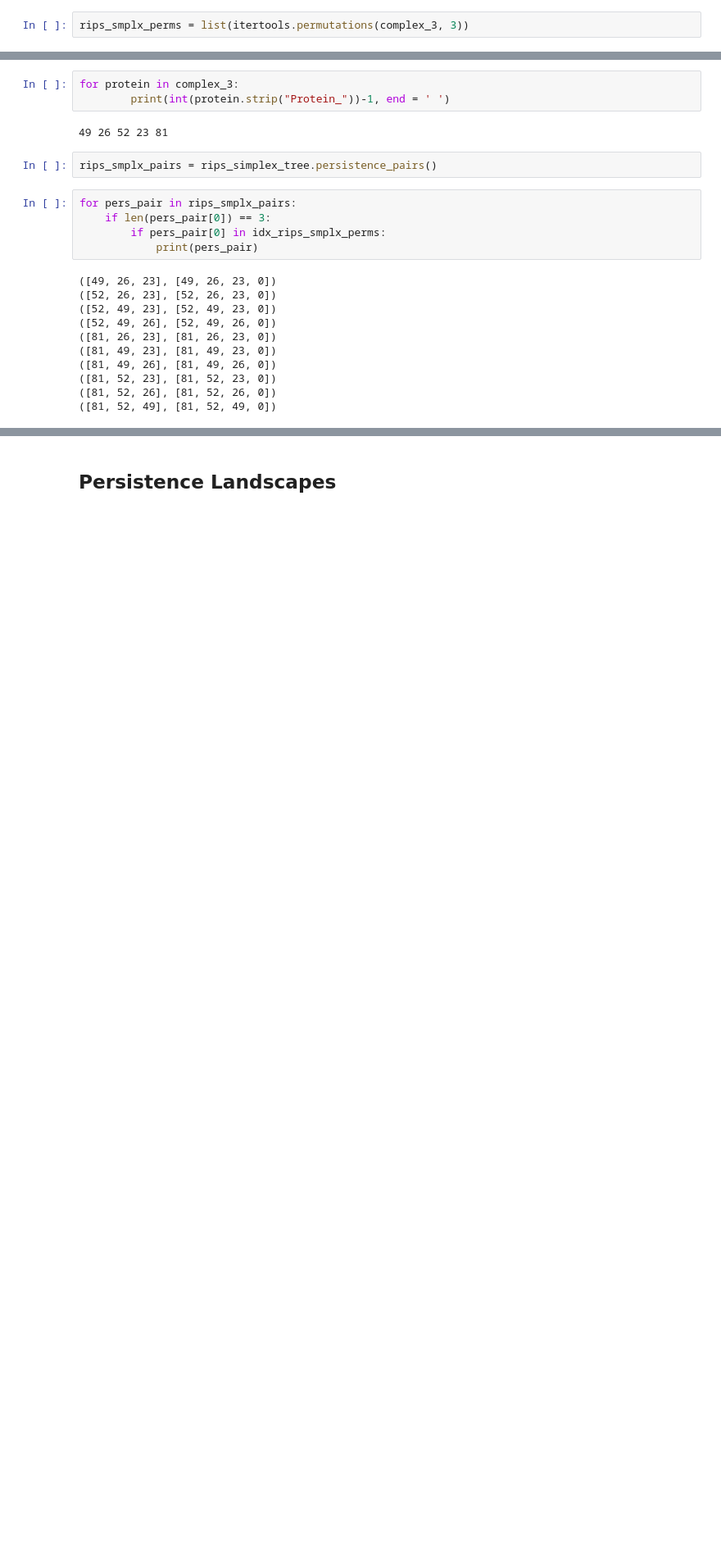
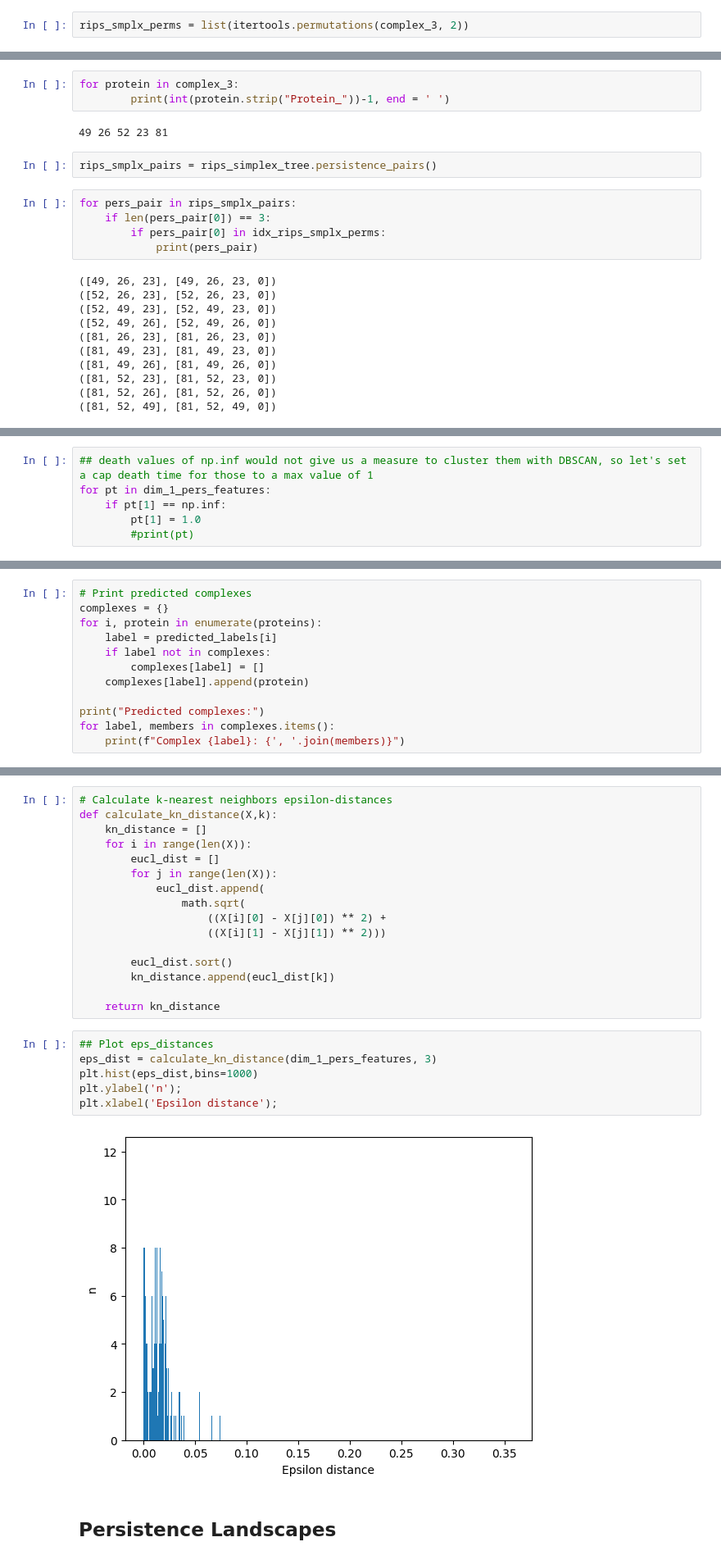
Before and after one commit to mehdimerbah/TDA-PPIN, a Jupyter notebook: tda/TDA_PPI_Node_Classification_Dummy.ipynb, the cells around one changed output, grey strips where cells are left out. Shown at 82% size. Cells and saved outputs as stored; diff of their text form; blank space fills up the shorter version.

```diff
--- a/tda/TDA_PPI_Node_Classification_Dummy.ipynb
+++ b/tda/TDA_PPI_Node_Classification_Dummy.ipynb
@@ -366,7 +385,7 @@ for comb in rips_smplx_combs:
         tmp.append(int(protein.strip("Protein_"))-1)
     idx_rips_smplx_combs.append(tmp)
 # %%
-rips_smplx_perms = list(itertools.permutations(complex_3, 3))
+rips_smplx_perms = list(itertools.permutations(complex_3, 2))
 # %%
 idx_rips_smplx_perms = []
 for comb in rips_smplx_perms:
@@ -463,0 +503,6 @@ for pers_pair in rips_smplx_pairs:
+# %%
+## death values of np.inf would not give us a measure to cluster them with DBSCAN, so let's set a cap death time for those to a max value of 1
+for pt in dim_1_pers_features:
+    if pt[1] == np.inf:
+        pt[1] = 1.0
+        #print(pt)
@@ -463,0 +541,12 @@ for pers_pair in rips_smplx_pairs:
+# %%
+# Print predicted complexes
+complexes = {}
+for i, protein in enumerate(proteins):
+    label = predicted_labels[i]
+    if label not in complexes:
+        complexes[label] = []
+    complexes[label].append(protein)
+
+print("Predicted complexes:")
+for label, members in complexes.items():
+    print(f"Complex {label}: {', '.join(members)}")
@@ -464,2 +559,26 @@ for pers_pair in rips_smplx_pairs:
+# %%
+# Calculate k-nearest neighbors epsilon-distances
+def calculate_kn_distance(X,k):
+    kn_distance = []
+    for i in range(len(X)):
+        eucl_dist = []
+        for j in range(len(X)):
+            eucl_dist.append(
+                math.sqrt(
+                    ((X[i][0] - X[j][0]) ** 2) +
+                    ((X[i][1] - X[j][1]) ** 2)))
+
+        eucl_dist.sort()
+        kn_distance.append(eucl_dist[k])
+
+    return kn_distance
+# %%
+## Plot eps_distances
+eps_dist = calculate_kn_distance(dim_1_pers_features, 3)
+plt.hist(eps_dist,bins=1000)
+plt.ylabel('n');
+plt.xlabel('Epsilon distance');
+# %% [output]
+[figure, added]
 # %% [markdown]
 ## Persistence Landscapes
```
Also changed, not shown: parts of 31 cells of this notebook.
